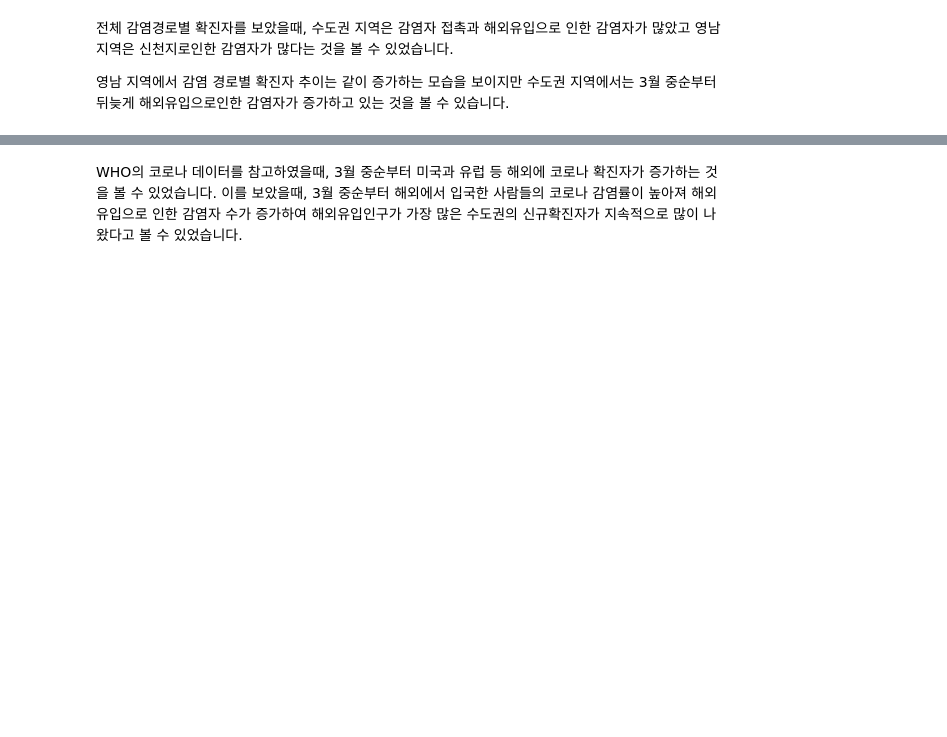
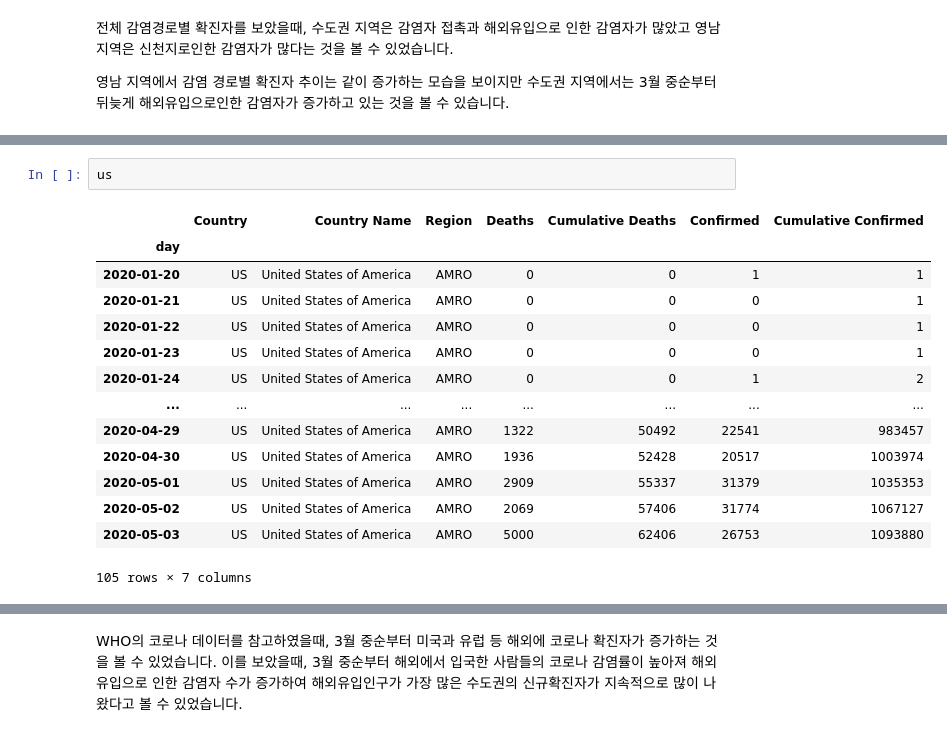
Before and after one commit to chan157/DACON_COVID, a Jupyter notebook: Submission_Final_원본_주석.ipynb, the cells around one changed output, grey strips where cells are left out. Saved outputs shown, nothing was run; the diff lists cells and outputs as text; blank space fills up the shorter version.

```diff
--- a/Submission_Final_원본_주석.ipynb
+++ b/Submission_Final_원본_주석.ipynb
@@ -1355,4 +1404,21 @@ fig.update_layout(title='<b>수도권과 영남지역의 누적 확진자 감염
 fig.show()
 # %% [output]
 [interactive output not drawn]
+# %%
+us
+# %% [output]
+|  | Country | Country Name | Region | Deaths | Cumulative Deaths | Confirmed | Cumulative Confirmed |
+| day |  |  |  |  |  |  |  |
+| 2020-01-20 | US | United States of America | AMRO | 0 | 0 | 1 | 1 |
+| 2020-01-21 | US | United States of America | AMRO | 0 | 0 | 0 | 1 |
+| 2020-01-22 | US | United States of America | AMRO | 0 | 0 | 0 | 1 |
+| 2020-01-23 | US | United States of America | AMRO | 0 | 0 | 0 | 1 |
+| 2020-01-24 | US | United States of America | AMRO | 0 | 0 | 1 | 2 |
+| ... | ... | ... | ... | ... | ... | ... | ... |
+| 2020-04-29 | US | United States of America | AMRO | 1322 | 50492 | 22541 | 983457 |
+| 2020-04-30 | US | United States of America | AMRO | 1936 | 52428 | 20517 | 1003974 |
+| 2020-05-01 | US | United States of America | AMRO | 2909 | 55337 | 31379 | 1035353 |
+| 2020-05-02 | US | United States of America | AMRO | 2069 | 57406 | 31774 | 1067127 |
+| 2020-05-03 | US | United States of America | AMRO | 5000 | 62406 | 26753 | 1093880 |
+105 rows × 7 columns
 # %%
```
Also changed, not shown: parts of 70 cells of this notebook, 1 other file.
